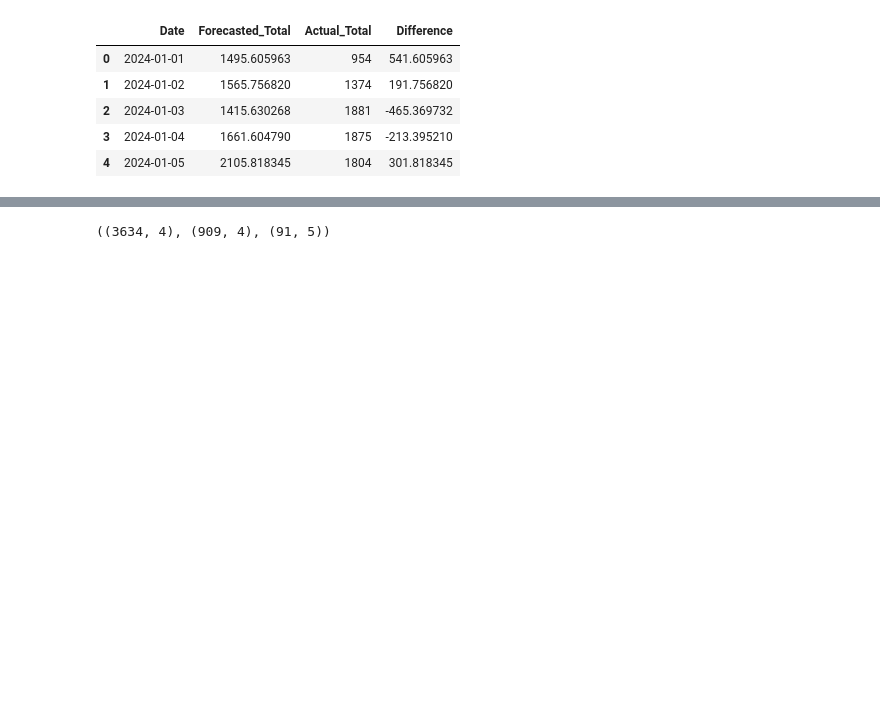
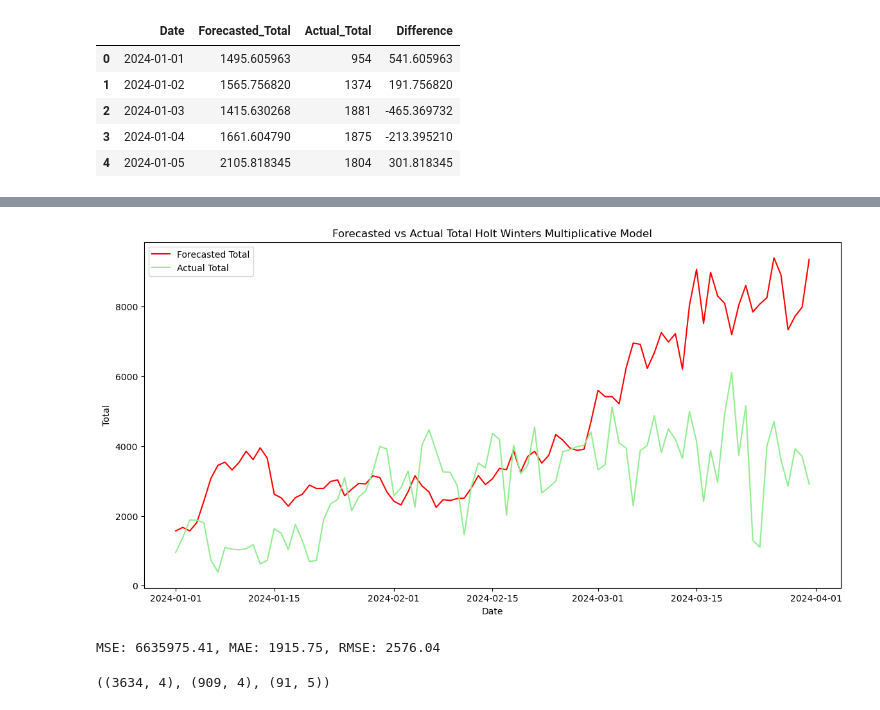
Before and after one commit to cap7586/CaroPeThesis, a Jupyter notebook: Munich_Complete_Analysis/Munich_Tesis_Final.ipynb, the cells around one changed output, grey strips where cells are left out. Cells and saved outputs as stored; diff of their text form; code cells hidden in the pictures; blank space fills up the shorter version.

```diff
--- a/Munich_Complete_Analysis/Munich_Tesis_Final.ipynb
+++ b/Munich_Complete_Analysis/Munich_Tesis_Final.ipynb
@@ -737,4 +734,41 @@ print(f'MSE: {mse:.2f}, MAE: {mae:.2f}, RMSE: {rmse:.2f}')
 MSE: 1639985.55, MAE: 1067.26, RMSE: 1280.62
+# %%
+# Now lets try holt winters multiplicative model
+# Fit the Holt-Winters model with a multiplicative trend and multiplicative seasonality
+# Assuming daily data, let's consider a seasonal period of 365 days for annual seasonality
+model = ExponentialSmoothing(training_series, trend="mul", seasonal="mul", seasonal_periods=365).fit()
+
+# Forecast the total counts for the testing data dates
+predictions = model.forecast(len(forecast_dates))
+
+# Convert predictions to a DataFrame for easier comparison
+predictions_df = pd.DataFrame({'Date': forecast_dates, 'Forecasted_Total': predictions.values})
+
+# Merge the forecasted totals with the actual totals from the testing dataset
+comparison_df = pd.merge(predictions_df, testing_data[['Date', 'Total']], on='Date', how='left')
+comparison_df.rename(columns={'Total': 'Actual_Total'}, inplace=True)
+
+# Calculate the difference between forecasted and actual totals
+comparison_df['Difference'] = comparison_df['Forecasted_Total'] - comparison_df['Actual_Total']
+
+# plot the forecasted and actual values
+plt.figure(figsize=(14, 7))
+plt.plot(comparison_df['Date'], comparison_df['Forecasted_Total'], label='Forecasted Total', color='red')
+plt.plot(comparison_df['Date'], comparison_df['Actual_Total'], label='Actual Total', color='lightgreen')
+plt.xlabel('Date')
+plt.ylabel('Total')
+plt.title('Forecasted vs Actual Total Holt Winters Multiplicative Model')
+plt.legend()
+plt.show()
+
+# Calculate error metrics for the Holt-Winters model
+mse = mean_squared_error(comparison_df['Actual_Total'], comparison_df['Forecasted_Total'])
+mae = mean_absolute_error(comparison_df['Actual_Total'], comparison_df['Forecasted_Total'])
+rmse = np.sqrt(mse)
+print(f'MSE: {mse:.2f}, MAE: {mae:.2f}, RMSE: {rmse:.2f}')
+# %% [output]
+[figure, added]
+MSE: 6635975.41, MAE: 1915.75, RMSE: 2576.04
 # %%
 ## TCN Model
 import pandas as pd
```
Also changed, not shown: parts of 14 cells of this notebook, 11 other files.
